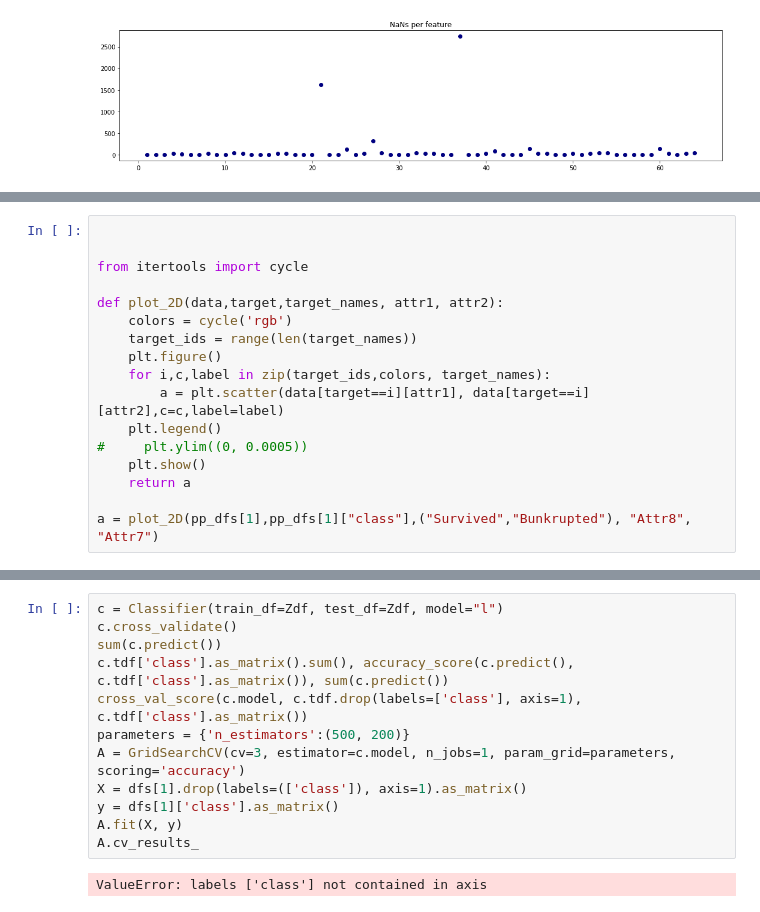
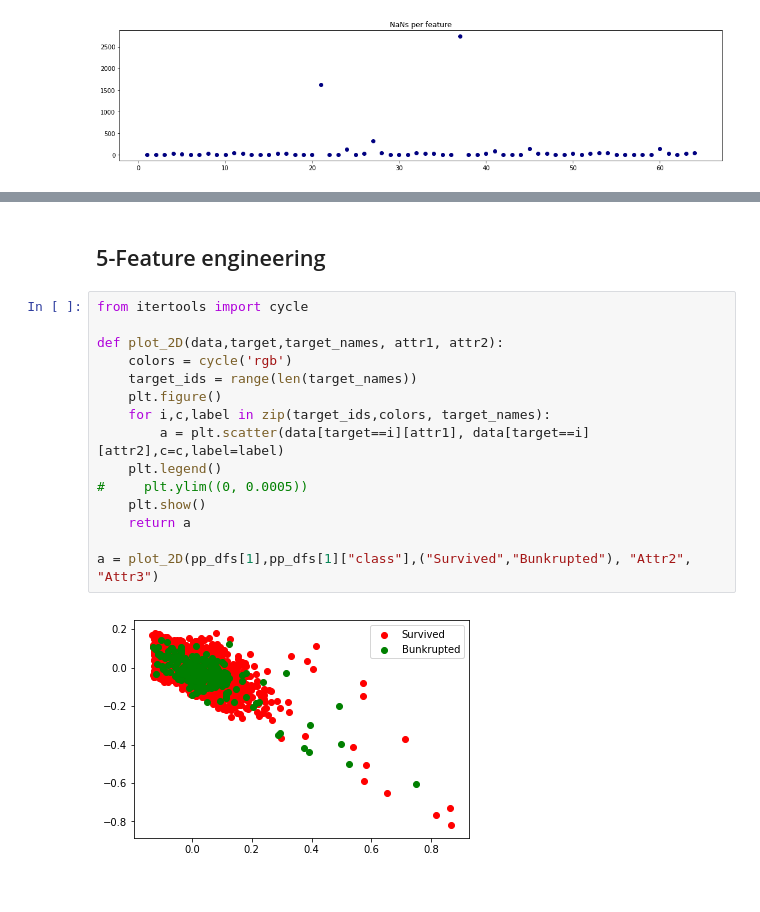
Before and after one commit to pvnieo/Bankruptcy-Explained, a Jupyter notebook: Bankruptcy explained .ipynb, the cells around one changed output, grey strips where cells are left out. Drawn from its saved outputs; the diff is of its cells as text.

```diff
--- a/Bankruptcy explained .ipynb
+++ b/Bankruptcy explained .ipynb
@@ -287,17 +287,0 @@ See the caveats in the documentation: http://pandas.pydata.org/pandas-docs/stabl
-# %%
-
-
-from itertools import cycle
-
-def plot_2D(data,target,target_names, attr1, attr2):
-    colors = cycle('rgb')
-    target_ids = range(len(target_names))
-    plt.figure()
-    for i,c,label in zip(target_ids,colors, target_names):
-        a = plt.scatter(data[target==i][attr1], data[target==i][attr2],c=c,label=label)
-    plt.legend()
-#     plt.ylim((0, 0.0005))
-    plt.show()
-    return a
-
-a = plot_2D(pp_dfs[1],pp_dfs[1]["class"],("Survived","Bunkrupted"), "Attr8", "Attr7")
@@ -474,14 +288,19 @@ class Classifier:
-# %%
-c = Classifier(train_df=Zdf, test_df=Zdf, model="l")
-c.cross_validate()
-sum(c.predict())
-c.tdf['class'].as_matrix().sum(), accuracy_score(c.predict(), c.tdf['class'].as_matrix()), sum(c.predict())
-cross_val_score(c.model, c.tdf.drop(labels=['class'], axis=1), c.tdf['class'].as_matrix())
-parameters = {'n_estimators':(500, 200)}
-A = GridSearchCV(cv=3, estimator=c.model, n_jobs=1, param_grid=parameters, scoring='accuracy')
-X = dfs[1].drop(labels=(['class']), axis=1).as_matrix()
-y = dfs[1]['class'].as_matrix()
-A.fit(X, y)
-A.cv_results_
-# %% [output]
-ValueError: labels ['class'] not contained in axis
+# %% [markdown]
+## 5-Feature engineering
+# %%
+from itertools import cycle
+
+def plot_2D(data,target,target_names, attr1, attr2):
+    colors = cycle('rgb')
+    target_ids = range(len(target_names))
+    plt.figure()
+    for i,c,label in zip(target_ids,colors, target_names):
+        a = plt.scatter(data[target==i][attr1], data[target==i][attr2],c=c,label=label)
+    plt.legend()
+#     plt.ylim((0, 0.0005))
+    plt.show()
+    return a
+
+a = plot_2D(pp_dfs[1],pp_dfs[1]["class"],("Survived","Bunkrupted"), "Attr2", "Attr3")
+# %% [output]
+[figure, added]
```
Also changed, not shown: parts of 46 cells of this notebook, 1 other file.
